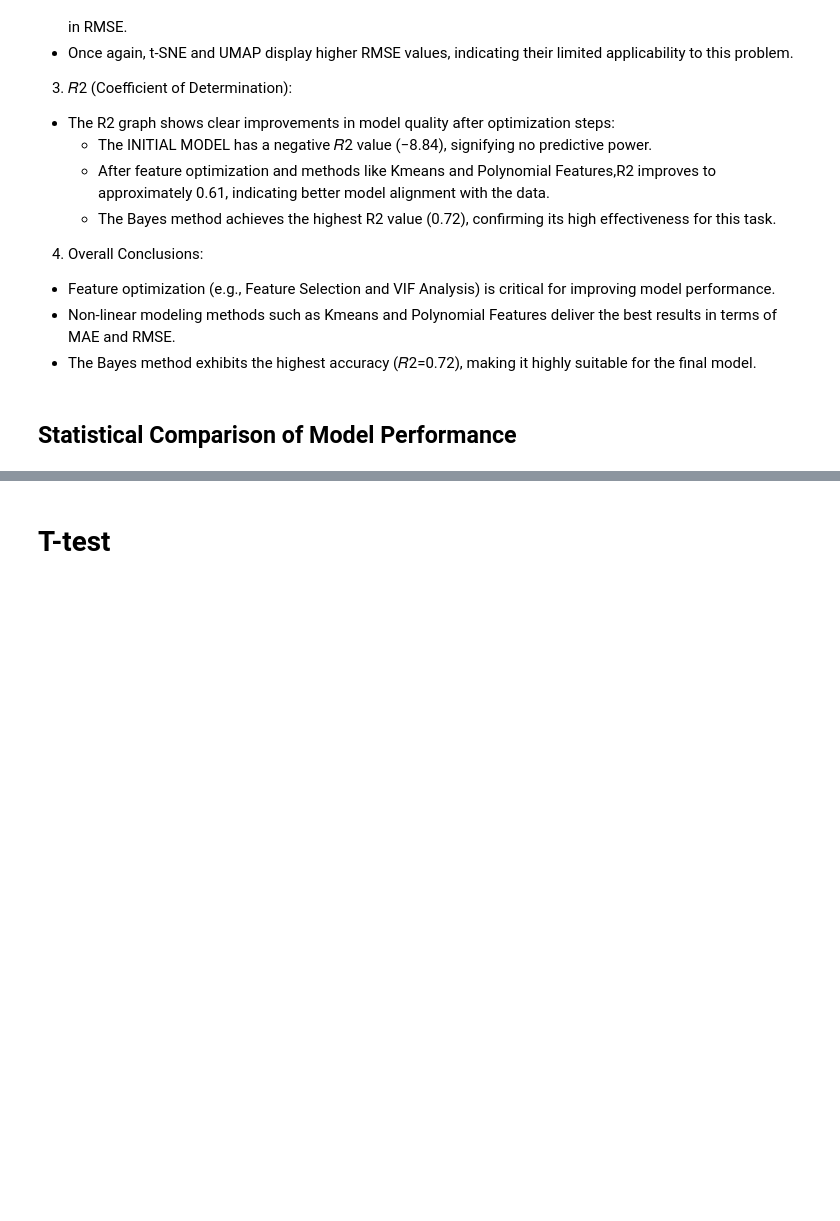
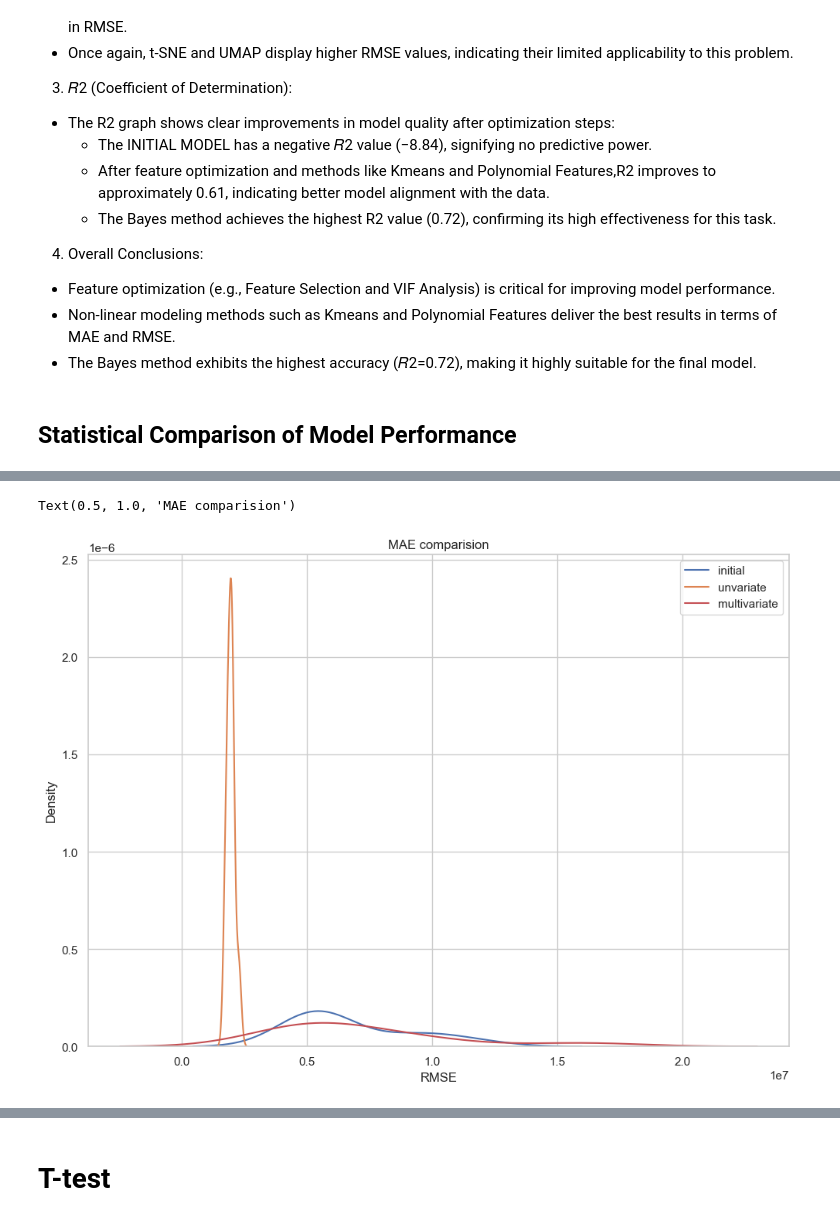
Before and after one commit to abrleva8/ITMO_mmsa, a Jupyter notebook: lab_3/Task3_2.ipynb, the cells around one changed output, grey strips where cells are left out. Drawn from its saved outputs; the diff is of its cells as text; code cells hidden in the pictures; blank space fills up the shorter version.

```diff
--- a/lab_3/Task3_2.ipynb
+++ b/lab_3/Task3_2.ipynb
@@ -415,0 +396,10 @@ def compare(df_1_scores, df_2_scores, method, name):
+# %%
+sns.kdeplot(initial_scores['neg_root_mean_squared_error'], label='initial')
+sns.kdeplot(df_1_scores['neg_root_mean_squared_error'], label='unvariate')
+sns.kdeplot(df_2_scores['neg_root_mean_squared_error'], label='multivariate', color='r')
+plt.xlabel('RMSE')
+plt.legend()
+plt.title('MAE comparision')
+# %% [output]
+Text(0.5, 1.0, 'MAE comparision')
+[figure, added]
```
Also changed, not shown: parts of 45 cells of this notebook.
